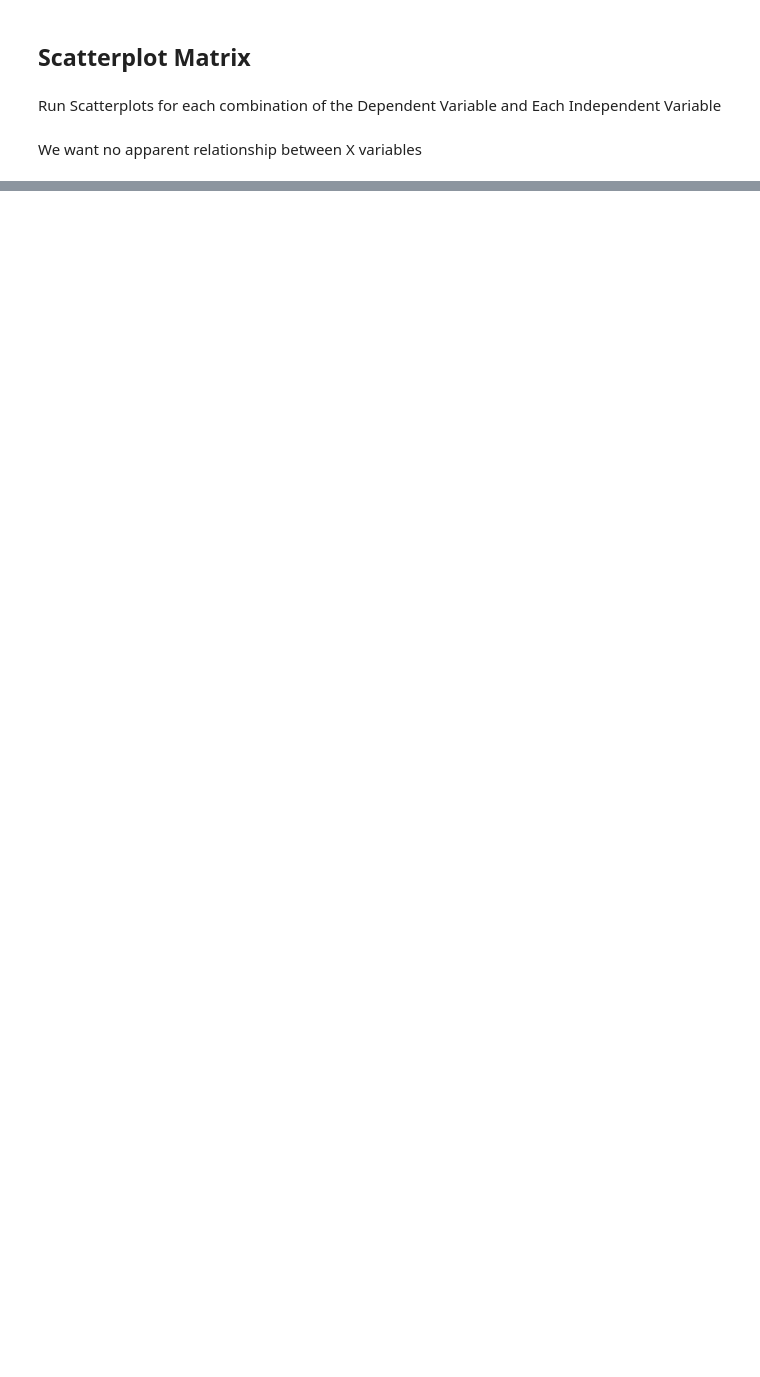
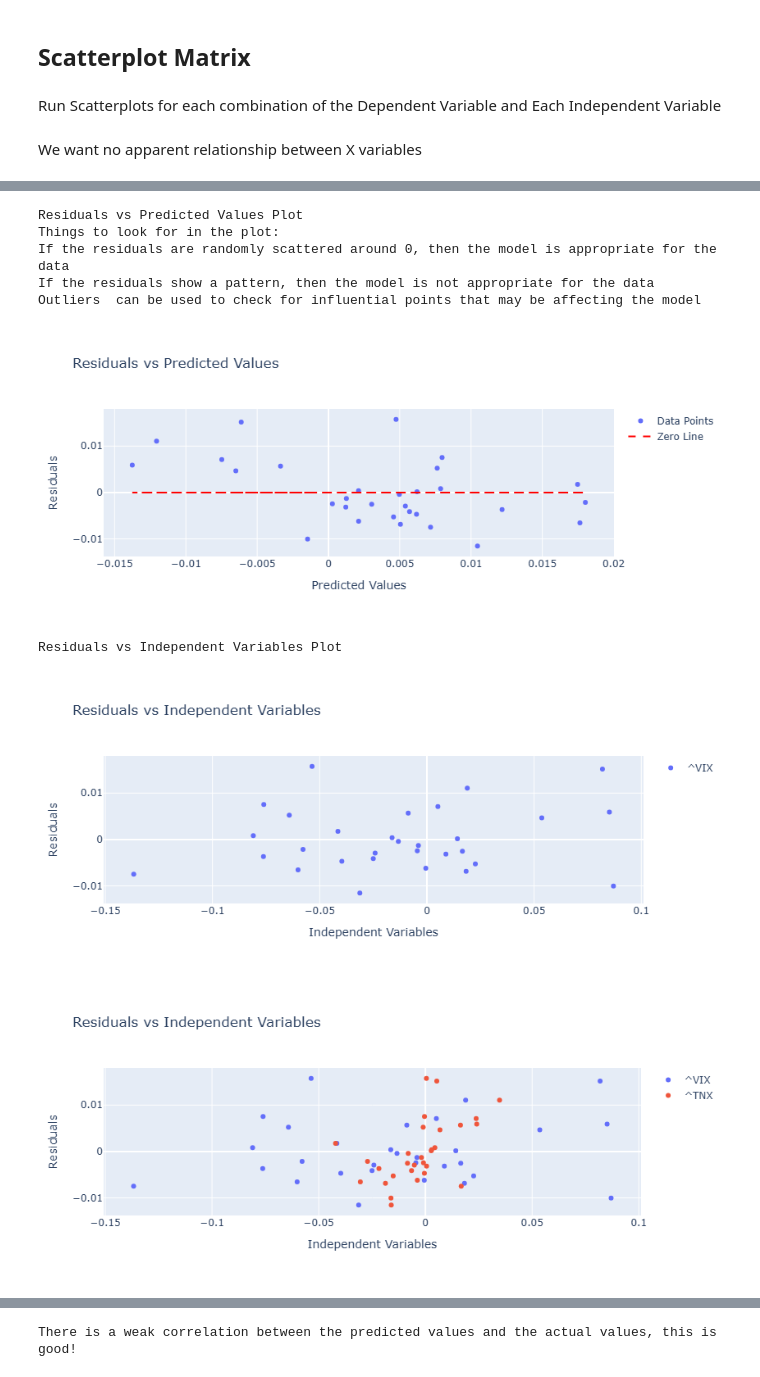
Before and after one commit to FilBillions/multilinear_regression, a Jupyter notebook: MultiLinear_Regression.ipynb, the cells around one changed output, grey strips where cells are left out. Saved outputs shown, nothing was run; the diff lists cells and outputs as text; code cells hidden in the pictures; blank space fills up the shorter version.

Commit message:
finished hypothesis tests, started plots

```diff
--- a/MultiLinear_Regression.ipynb
+++ b/MultiLinear_Regression.ipynb
@@ -51,0 +56,12 @@ test.scatterplot_matrix()
+# %%
+test.residual_plots()
+# %% [output]
+Residuals vs Predicted Values Plot
+Things to look for in the plot:
+If the residuals are randomly scattered around 0, then the model is appropriate for the data
+If the residuals show a pattern, then the model is not appropriate for the data
+Outliers  can be used to check for influential points that may be affecting the model
+[figure, added]
+Residuals vs Independent Variables Plot
+[figure, added]
+[figure, added]
@@ -51,0 +69 @@ test.scatterplot_matrix()
+There is a weak correlation between the predicted values and the actual values, this is good!
```
Also changed, not shown: parts of 4 cells of this notebook, 1 other file.
